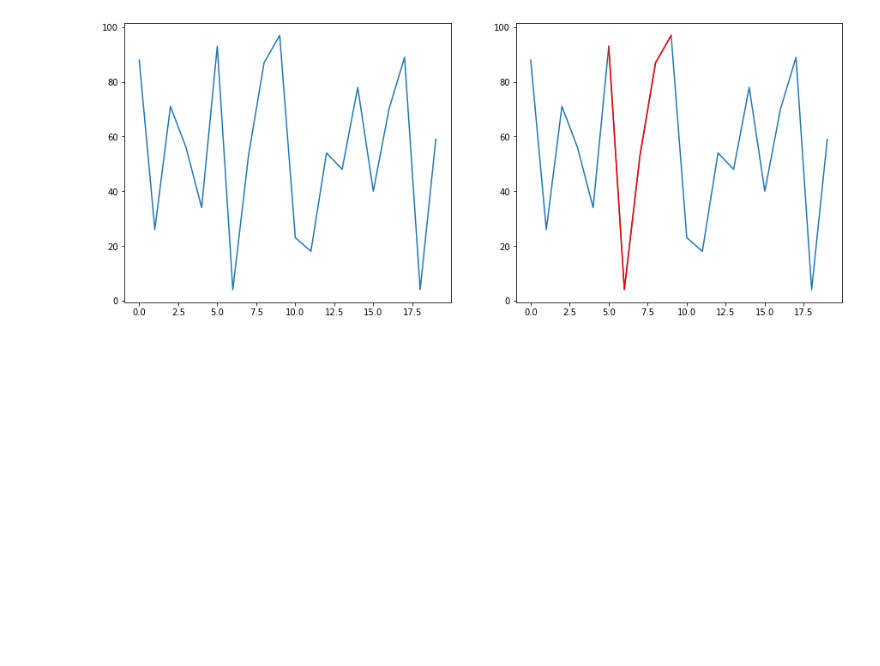
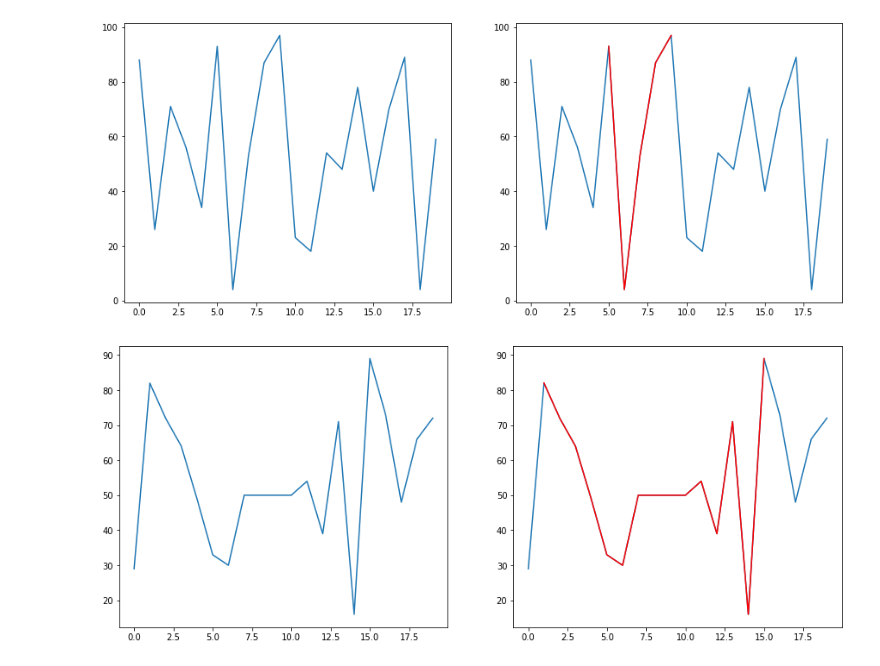
Before and after one commit to cr1msonn/DS_Camp23, a Jupyter notebook: homework/LakeTask_Levchuk_Alexandr.ipynb, the cells around one changed output. Cells and saved outputs as stored; diff of their text form; code cells hidden in the pictures; blank space fills up the shorter version.

```diff
--- a/homework/LakeTask_Levchuk_Alexandr.ipynb
+++ b/homework/LakeTask_Levchuk_Alexandr.ipynb
@@ -20,5 +42,4 @@ def edge_right(edge, a):
 # %%
-
 def find_deepest_lake(random_seed = False):
     # Random seed 2023 like in the example
     if random_seed:np.random.seed(2023)
@@ -30,31 +51,36 @@ def find_deepest_lake(random_seed = False):
 
     for num in range(1 , len(a) - 1):
         # Find all the "lakes" (if i-1 > i < i+1 means its a lake)
         if a[num-1] > a[num] <= a[num+1]:
             l, r = num - 1, num + 1
             # Getting all the edges (edge if i-1 > i for left edge and i + 1 > i for right edge)
             l, r = edge_left(l, a), edge_right(r, a)
+            l, r = left(l, a), right(r,  a)
             # Calculating the depth of the lake
             depth = min(a[l],a[r]) - a[num]
             # Store the depth and it`s index
             depths[depth] = num
 
     # Getting value of max depth
     max_key = max(depths)
     max_value = depths[max_key]
 
     # Once again finding the edges
+
     l, r = edge_left(max_value, a), edge_right(max_value, a)
+    l, r = left(l, a), right(r, a)
 
     # Plotting the result
     figure, axis = plt.subplots(1,2, figsize=(15, 6))
 
     axis[0].plot(a)
     axis[1].plot(a)
     axis[1].plot(range(l, r+1), a[l:r+1], color='red')
 
 
 find_deepest_lake(random_seed = True)
+find_deepest_lake(random_seed = False)
 # %% [output]
 [figure]
+[figure, added]
 # %%
```
Also changed, not shown: parts of 3 cells of this notebook.
